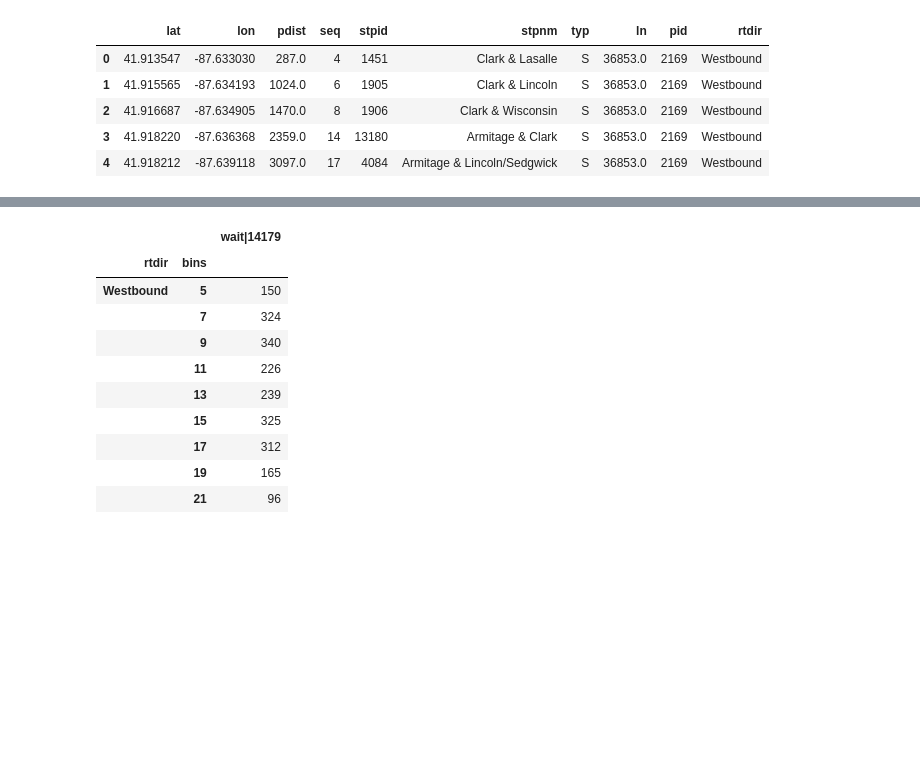
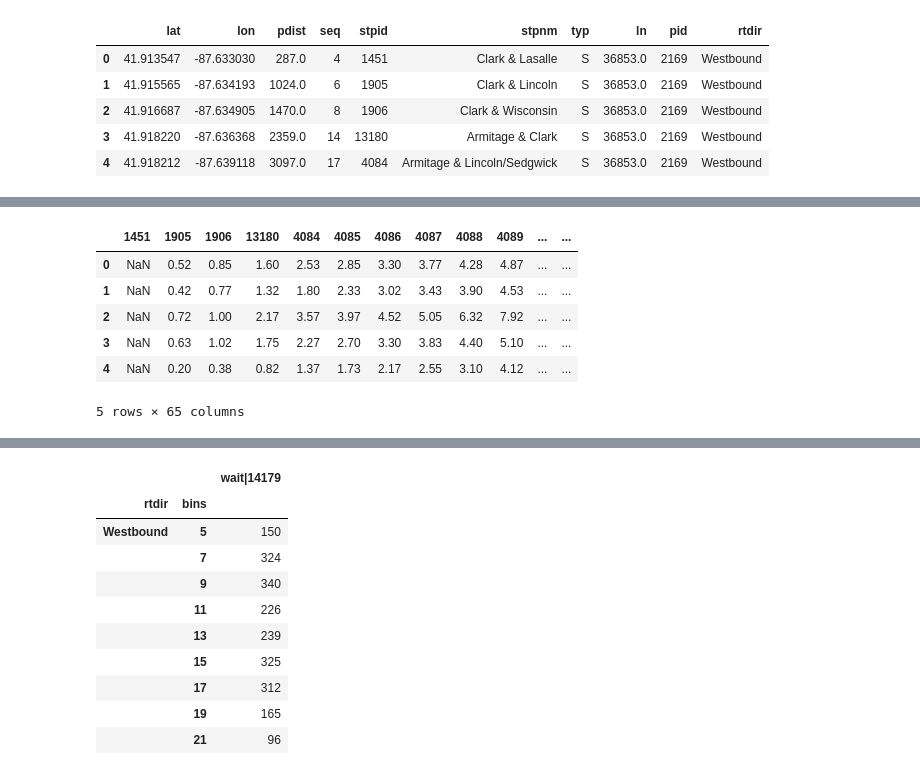
Before and after one commit to AmyLExtraordinaire/ctabus, a Jupyter notebook: notebooks/Analysis of Bus Service in Logan Square.ipynb, the cells around one changed output, grey strips where cells are left out. Cells and saved outputs as stored; diff of their text form; code cells hidden in the pictures; blank space fills up the shorter version.

```diff
--- a/notebooks/Analysis of Bus Service in Logan Square.ipynb
+++ b/notebooks/Analysis of Bus Service in Logan Square.ipynb
@@ -46 +76,12 @@ losq_stops.plot()
+# %%
+travels_waits = tools.load_travels_waits(73, "Westbound", "201901")
+travels_waits.head()
+# %% [output]
+|  | 1451 | 1905 | 1906 | 13180 | 4084 | 4085 | 4086 | 4087 | 4088 | 4089 | ... | ... |
+| 0 | NaN | 0.52 | 0.85 | 1.60 | 2.53 | 2.85 | 3.30 | 3.77 | 4.28 | 4.87 | ... | ... |
+| 1 | NaN | 0.42 | 0.77 | 1.32 | 1.80 | 2.33 | 3.02 | 3.43 | 3.90 | 4.53 | ... | ... |
+| 2 | NaN | 0.72 | 1.00 | 2.17 | 3.57 | 3.97 | 4.52 | 5.05 | 6.32 | 7.92 | ... | ... |
+| 3 | NaN | 0.63 | 1.02 | 1.75 | 2.27 | 2.70 | 3.30 | 3.83 | 4.40 | 5.10 | ... | ... |
+| 4 | NaN | 0.20 | 0.38 | 0.82 | 1.37 | 1.73 | 2.17 | 2.55 | 3.10 | 4.12 | ... | ... |
+5 rows × 65 columns
 # %%
```
Also changed, not shown: parts of 22 cells of this notebook.
